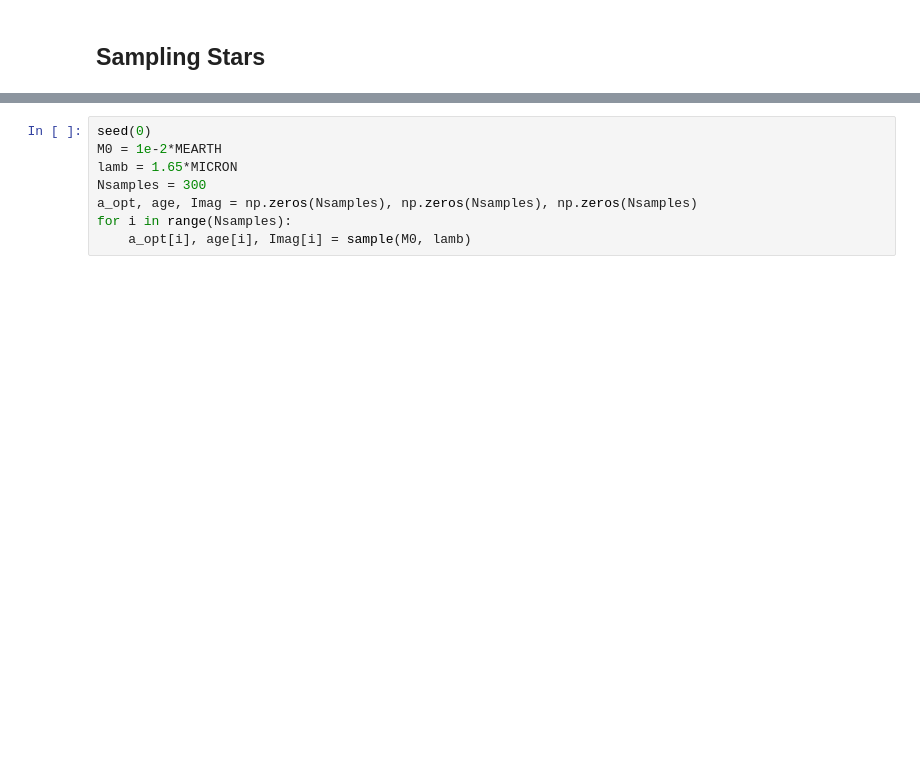
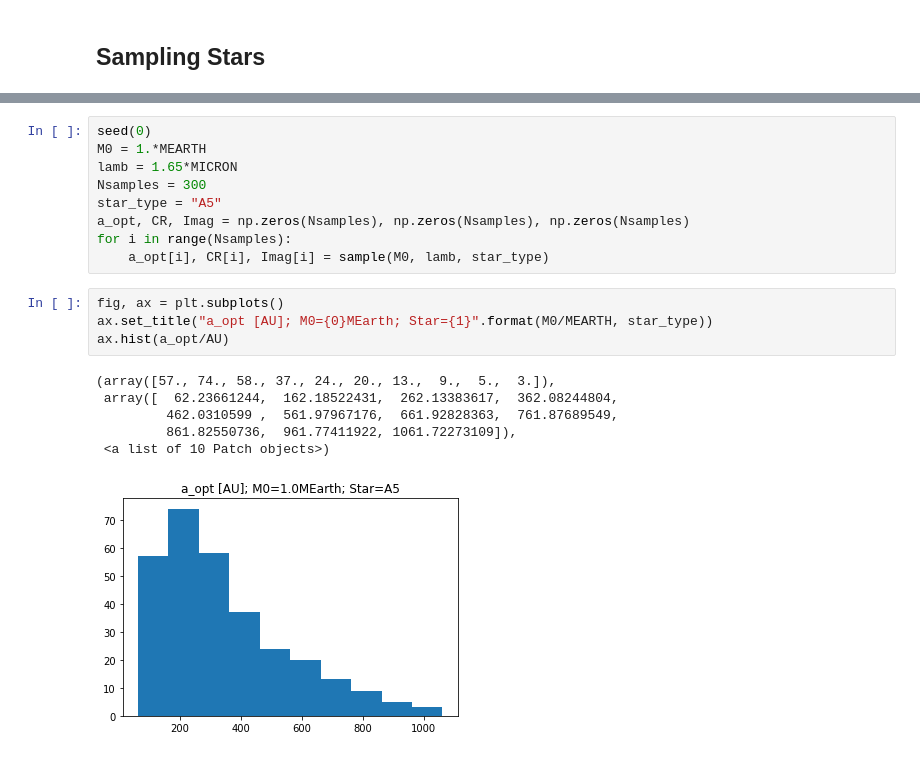
Before and after one commit to LoicNassif/CE-Irregular-Satellites, a Jupyter notebook: jupyter_examples/DanYieldOpt.ipynb, the cells around one changed output, grey strips where cells are left out. Saved outputs shown, nothing was run; the diff lists cells and outputs as text; blank space fills up the shorter version.

```diff
--- a/jupyter_examples/DanYieldOpt.ipynb
+++ b/jupyter_examples/DanYieldOpt.ipynb
@@ -160,10 +167,22 @@ def sample(M0, lamb):
 # %%
 seed(0)
-M0 = 1e-2*MEARTH
+M0 = 1.*MEARTH
 lamb = 1.65*MICRON
 Nsamples = 300
-a_opt, age, Imag = np.zeros(Nsamples), np.zeros(Nsamples), np.zeros(Nsamples)
+star_type = "A5"
+a_opt, CR, Imag = np.zeros(Nsamples), np.zeros(Nsamples), np.zeros(Nsamples)
 for i in range(Nsamples):
-    a_opt[i], age[i], Imag[i] = sample(M0, lamb)
+    a_opt[i], CR[i], Imag[i] = sample(M0, lamb, star_type)
+# %%
+fig, ax = plt.subplots()
+ax.set_title("a_opt [AU]; M0={0}MEarth; Star={1}".format(M0/MEARTH, star_type))
+ax.hist(a_opt/AU)
+# %% [output]
+(array([57., 74., 58., 37., 24., 20., 13.,  9.,  5.,  3.]),
+ array([  62.23661244,  162.18522431,  262.13383617,  362.08244804,
+         462.0310599 ,  561.97967176,  661.92828363,  761.87689549,
+         861.82550736,  961.77411922, 1061.72273109]),
+ <a list of 10 Patch objects>)
+[figure, added]
 # %%
 fig, ax = plt.subplots()
```
Also changed, not shown: parts of 6 cells of this notebook.
